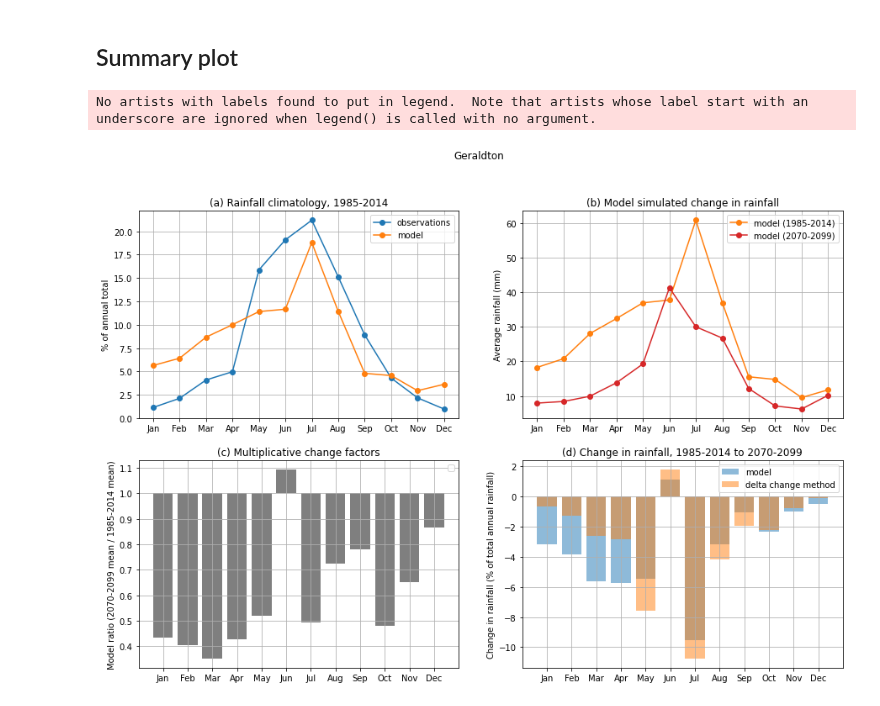
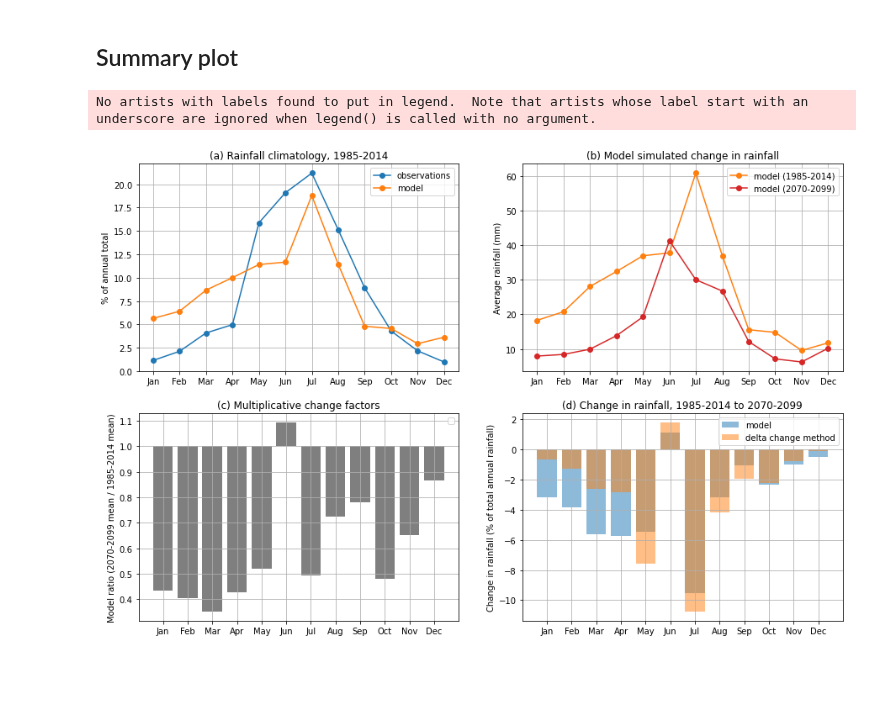
Before and after one commit to AusClimateService/qq-workflows, a Jupyter notebook: qdm-vs-ecdfm/seasonal_cycle_simple.ipynb, the cells around one changed output. Cells and saved outputs as stored; diff of their text form; code cells hidden in the pictures; blank space fills up the shorter version.

Commit message:
Fix figure background

```diff
--- a/qdm-vs-ecdfm/seasonal_cycle_simple.ipynb
+++ b/qdm-vs-ecdfm/seasonal_cycle_simple.ipynb
@@ -147,33 +149,38 @@ ax1.set_title('(a) Rainfall climatology, 1985-2014')
 ax1.legend()
 ax1.set_ylabel('% of annual total')
 ax1.set_xticks(xticks, xtick_labels)
 ax1.grid()
 
 ax2.plot(xticks, hist_monthly_mean, label='model (1985-2014)', marker='o', color='tab:orange')
 ax2.plot(xticks, future_monthly_mean, label='model (2070-2099)', marker='o', color='tab:red')
 ax2.set_title('(b) Model simulated change in rainfall')
 ax2.legend()
 ax2.set_ylabel('Average rainfall (mm)')
 ax2.set_xticks(xticks, xtick_labels)
 ax2.grid()
 
 ax3.bar(xticks, monthly_adjustment_factors - 1.0, bottom=1.0, color='tab:grey')
 ax3.set_title('(c) Multiplicative change factors')
 ax3.legend()
 ax3.set_ylabel('Model ratio (2070-2099 mean / 1985-2014 mean)')
 ax3.set_xticks(xticks, xtick_labels)
 ax3.grid()
 
 ax4.bar(xticks, model_rainfall_change_month_pct, alpha=0.5, label='model')
 ax4.bar(xticks, dc_rainfall_change_month_pct, alpha=0.5, label='delta change method')
 ax4.set_title('(d) Change in rainfall, 1985-2014 to 2070-2099')
 ax4.legend()
 ax4.set_ylabel('Change in rainfall (% of total annual rainfall)')
 ax4.set_xticks(xticks, xtick_labels)
 ax4.grid()
 
-plt.suptitle(city)
-plt.savefig(f'precip_delta_change_example_{city}.png', dpi=300)
+#plt.suptitle(city)
+plt.savefig(
+    f'precip_delta_change_example_{city}.png',
+    dpi=300,
+    bbox_inches='tight',
+    facecolor='white',
+)
 # %% [output]
 No artists with labels found to put in legend.  Note that artists whose label start with an underscore are ignored when legend() is called with no argument.
-[figure, old version]
+[figure, new version]
```
Also changed, not shown: parts of 1 cell of this notebook.
